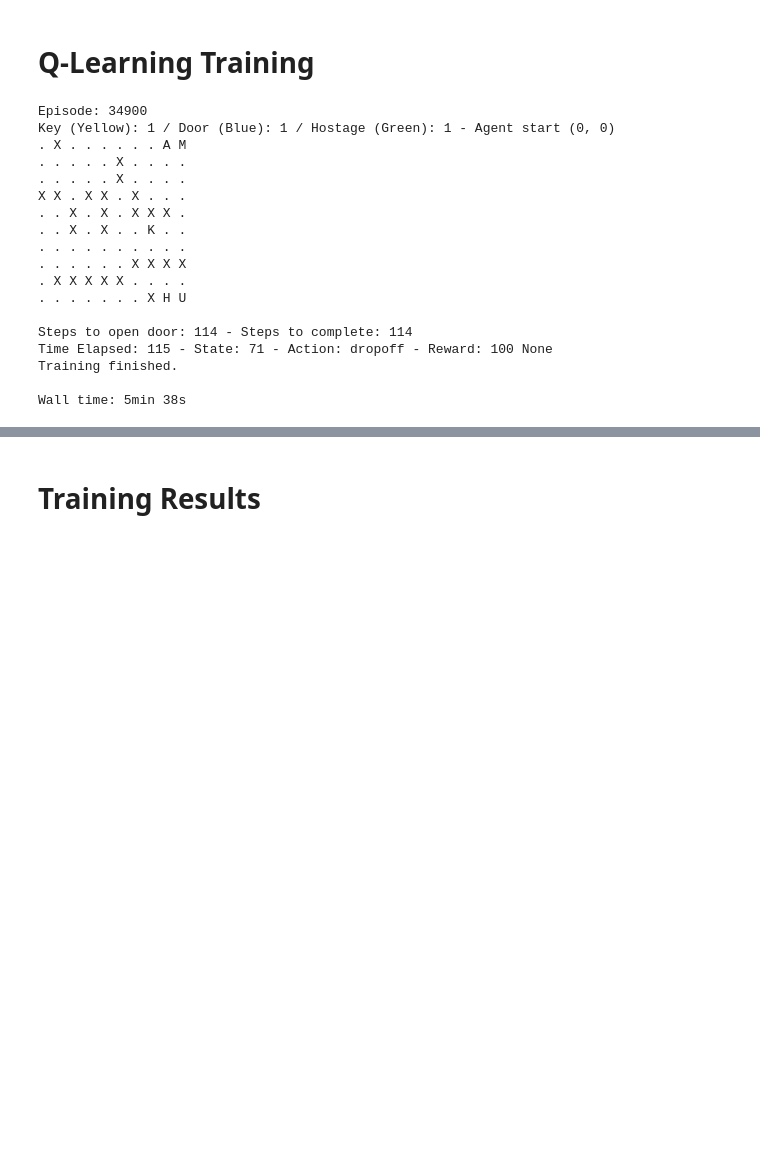
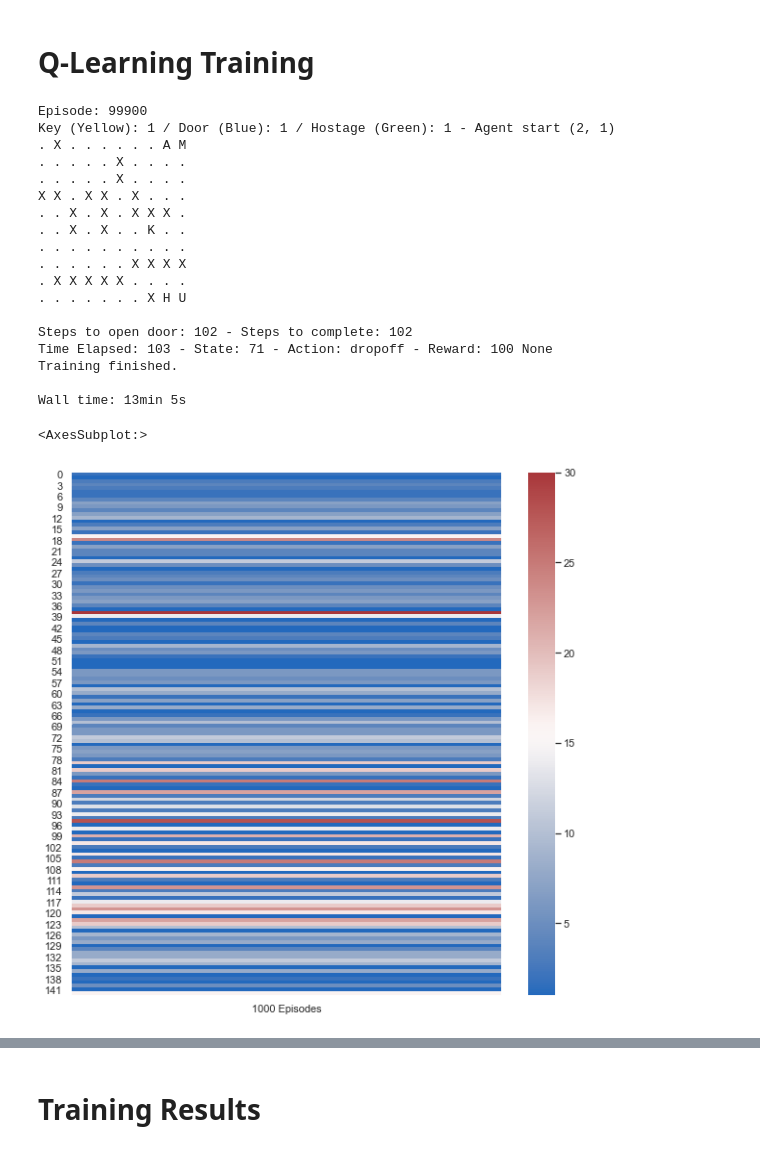
Before and after one commit to bernardosaab/INM707-Deep-Learning, a Jupyter notebook: INM7Coursework.ipynb, the cells around one changed output, grey strips where cells are left out. Cells and saved outputs as stored; diff of their text form; code cells hidden in the pictures; blank space fills up the shorter version.

```diff
--- a/INM7Coursework.ipynb
+++ b/INM7Coursework.ipynb
@@ -480,7 +480,7 @@ from IPython.display import clear_output
 # Variables
 N = 10
 M = 10
-episodes = 35000
+episodes = 100000
 
 # Hyperparameters
 alpha = 0.9 #0.1 or 0.9
@@ -501,6 +501,7 @@ pickup_epochs = []
 pickup_rewards = []
 open_epochs = []
 open_rewards = []
+state_count =[]
 
 env = MapWalkingEnv(N,M)
 
@@ -597,6 +598,7 @@ for i in range(1, episodes):
     dropoff_rewards.append(cumreward_dropoff)
     open_epochs.append(epochs_open)
     open_rewards.append(cumreward_open)
+    state_count.append(state)
 
     #outputs visual of the environment at every X episodes shwoing where the agent is
     if i % 100 == 0:
@@ -608,8 +610,8 @@ for i in range(1, episodes):
 
 print("Training finished.\n")
 # %% [output]
-Episode: 34900
-Key (Yellow): 1 / Door (Blue): 1 / Hostage (Green): 1 - Agent start (0, 0)
+Episode: 99900
+Key (Yellow): 1 / Door (Blue): 1 / Hostage (Green): 1 - Agent start (2, 1)
 . X . . . . . . A M
 . . . . . X . . . .
 . . . . . X . . . .
@@ -621,8 +623,20 @@ X X . X X . X . . .
 . X X X X X . . . .
 . . . . . . . X H U
 
-Steps to open door: 114 - Steps to complete: 114
-Time Elapsed: 115 - State: 71 - Action: dropoff - Reward: 100 None
+Steps to open door: 102 - Steps to complete: 102
+Time Elapsed: 103 - State: 71 - Action: dropoff - Reward: 100 None
 Training finished.
 
-Wall time: 5min 38s
+Wall time: 13min 5s
+# %%
+#run this twice and get two graphs out
+SC1000=np.unique(state_count, return_counts=True)
+SC100000=np.unique(state_count, return_counts=True)
+# %%
+SCDF1000=pd.DataFrame(SC1000[1]).rename(columns={0:'1000 Episodes'})
+sns.set(font_scale=1)
+plt.figure(figsize=(10, 10))
+sns.heatmap(SCDF1000,  cmap= 'vlag')
+# %% [output]
+<AxesSubplot:>
+[figure, added]
```
Also changed, not shown: parts of 15 cells of this notebook, 1 other file.
